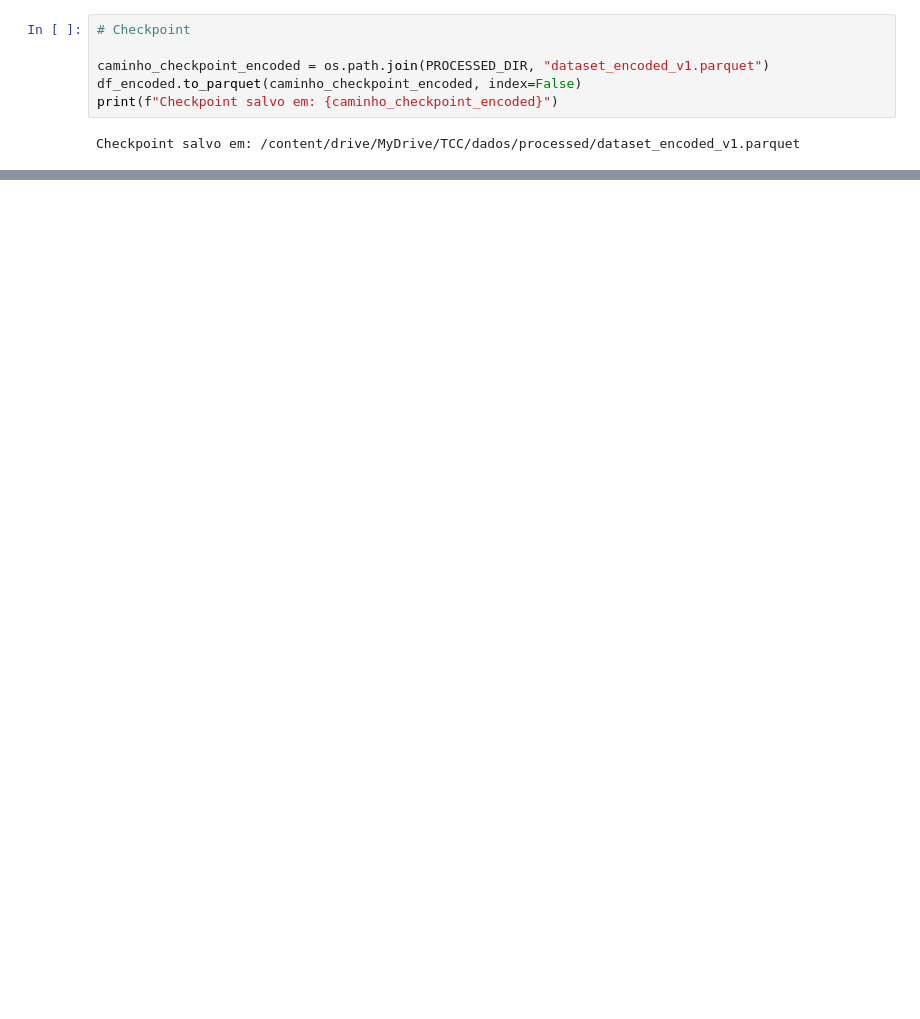
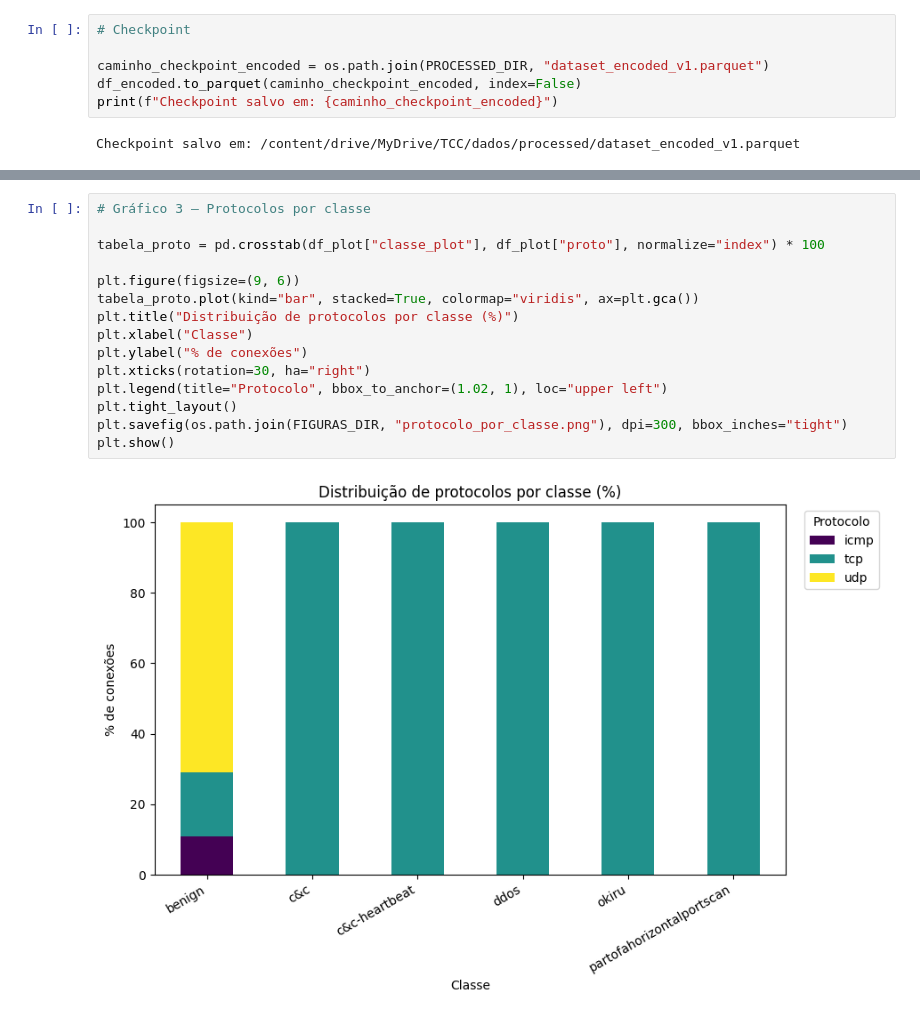
Before and after one commit to muriloklein/tcc, a Jupyter notebook: notebooks/tcc.ipynb, the cells around one changed output, grey strips where cells are left out. Drawn from its saved outputs; the diff is of its cells as text; blank space fills up the shorter version.

```diff
--- a/notebooks/tcc.ipynb
+++ b/notebooks/tcc.ipynb
@@ -494,0 +571,17 @@ Checkpoint salvo em: /content/drive/MyDrive/TCC/dados/processed/dataset_encoded_
+# %%
+# Gráfico 3 — Protocolos por classe
+
+tabela_proto = pd.crosstab(df_plot["classe_plot"], df_plot["proto"], normalize="index") * 100
+
+plt.figure(figsize=(9, 6))
+tabela_proto.plot(kind="bar", stacked=True, colormap="viridis", ax=plt.gca())
+plt.title("Distribuição de protocolos por classe (%)")
+plt.xlabel("Classe")
+plt.ylabel("% de conexões")
+plt.xticks(rotation=30, ha="right")
+plt.legend(title="Protocolo", bbox_to_anchor=(1.02, 1), loc="upper left")
+plt.tight_layout()
+plt.savefig(os.path.join(FIGURAS_DIR, "protocolo_por_classe.png"), dpi=300, bbox_inches="tight")
+plt.show()
+# %% [output]
+[figure, added]
```
Also changed, not shown: parts of 9 cells of this notebook.
